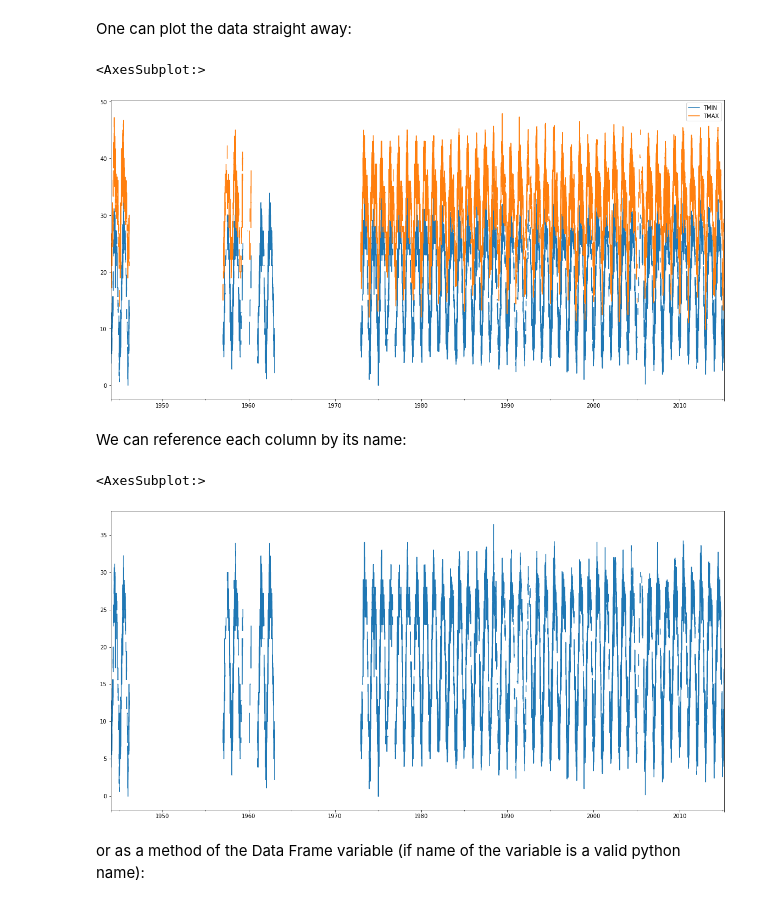
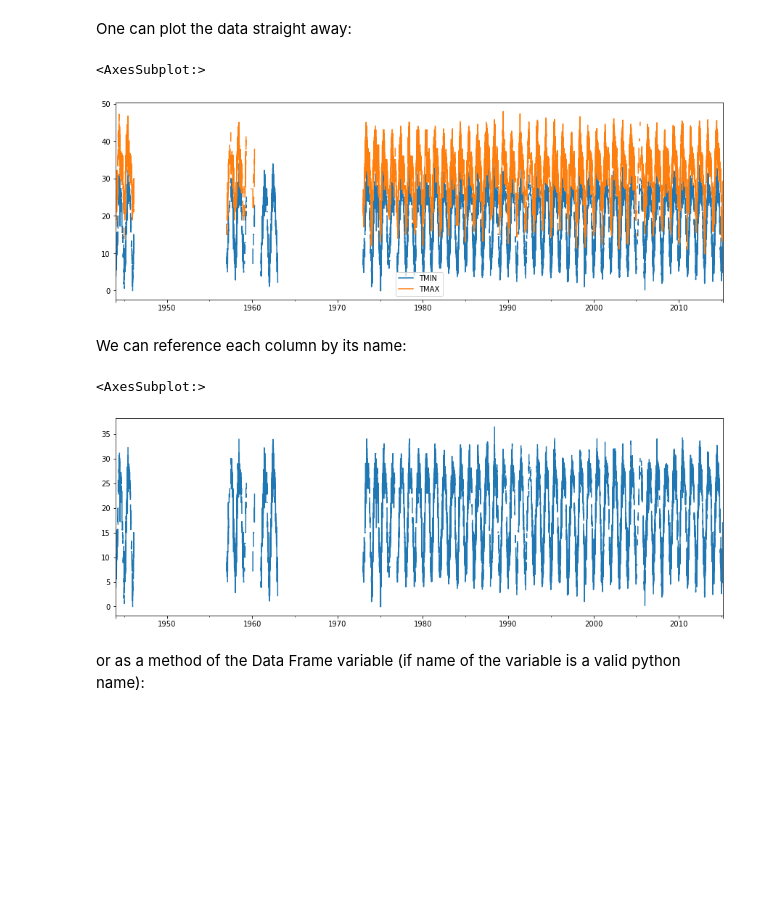
Before and after one commit to eo2cube/namibia_workshop, a Jupyter notebook: python_collection/Introduction/06_tackle_pandas.ipynb, the cells around one changed output. Cells and saved outputs as stored; diff of their text form; code cells hidden in the pictures; blank space fills up the shorter version.

```diff
--- a/python_collection/Introduction/06_tackle_pandas.ipynb
+++ b/python_collection/Introduction/06_tackle_pandas.ipynb
@@ -233,17 +212,17 @@ tmp.head()
 # %% [markdown]
 One can plot the data straight away:
 # %%
-tmp.plot(figsize=(10,5))
+tmp.plot(figsize=(15,5))
 # %% [output]
 <AxesSubplot:>
-[figure, old version]
+[figure, new version]
 # %% [markdown]
 We can reference each column by its name:
 # %%
-tmp['TMIN'].plot(figsize=(10,5))
+tmp['TMIN'].plot(figsize=(15,5))
 # %% [output]
 <AxesSubplot:>
-[figure, old version]
+[figure, new version]
 # %% [markdown]
 or as a method of the Data Frame variable (if name of the variable is a valid python name):
 # %%
```
Also changed, not shown: parts of 19 cells of this notebook.
